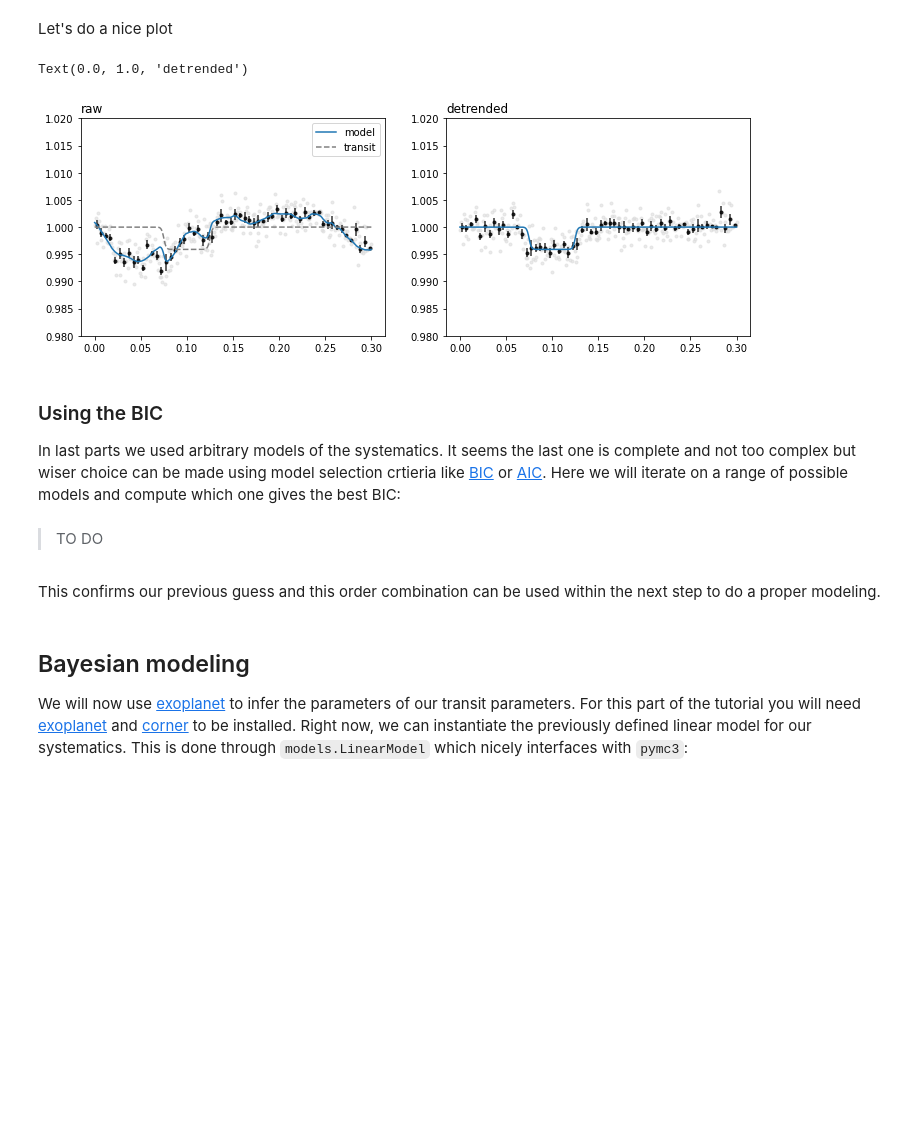
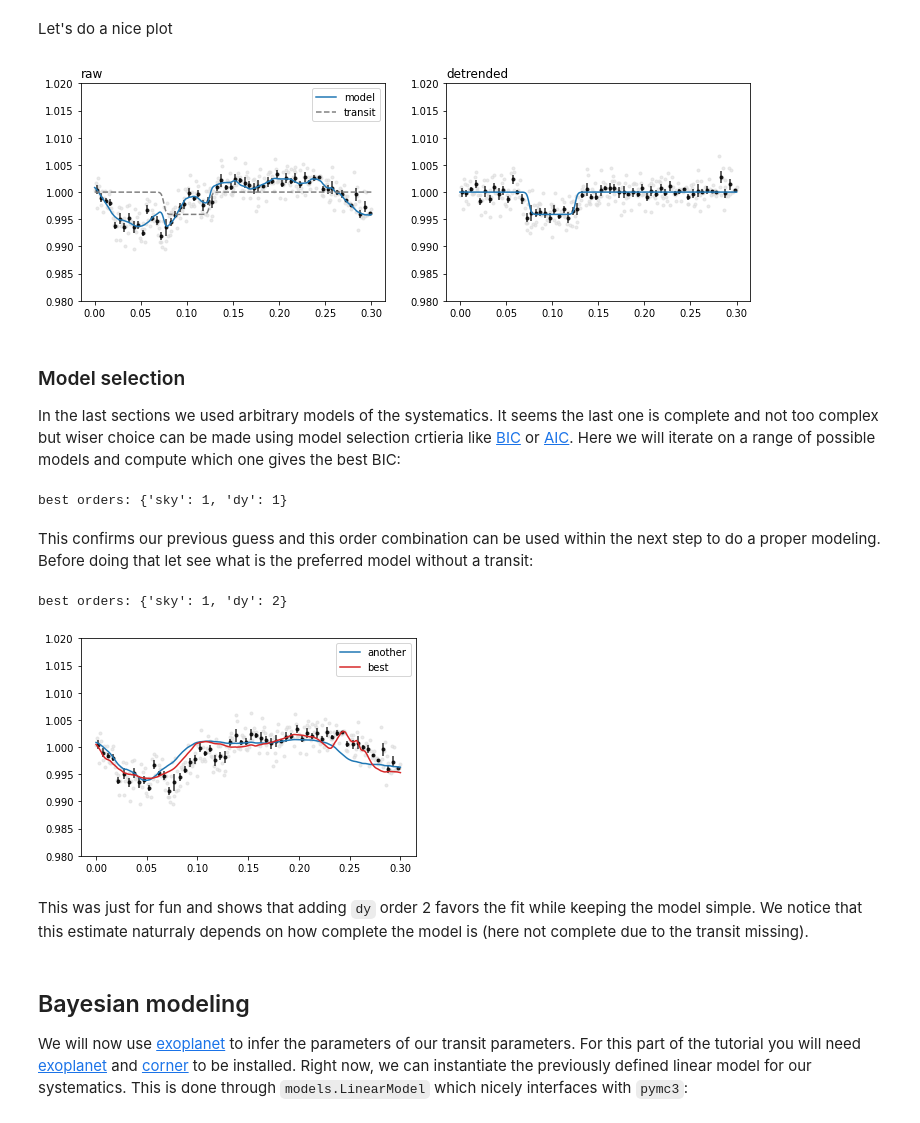
Before and after one commit to lgrcia/prose, a Jupyter notebook: docs/source/notebooks/modeling.ipynb, the cells around one changed output. Drawn from its saved outputs; the diff is of its cells as text; code cells hidden in the pictures; blank space fills up the shorter version.

Commit message:
modeling method obs -> fluxes, adding bic est.

```diff
--- a/docs/source/notebooks/modeling.ipynb
+++ b/docs/source/notebooks/modeling.ipynb
@@ -107,19 +104,39 @@ plt.subplot(122)
 viz.plot_lc(obs.time, obs.flux - trend + 1.)
 plt.plot(obs.time, transit + 1., label="transit")
 plt.ylim(0.98, 1.02)
-plt.title("detrended", loc="left")
+_ = plt.title("detrended", loc="left")
 # %% [output]
-Text(0.0, 1.0, 'detrended')
 [figure]
 # %% [markdown]
-### Using the BIC
+### Model selection
 
-In last parts we used arbitrary models of the systematics. It seems the last one is complete and not too complex but wiser choice can be made using model selection crtieria like [BIC](https://en.wikipedia.org/wiki/Bayesian_information_criterion)
+In the last sections we used arbitrary models of the systematics. It seems the last one is complete and not too complex but wiser choice can be made using model selection crtieria like [BIC](https://en.wikipedia.org/wiki/Bayesian_information_criterion)
 or [AIC](https://en.wikipedia.org/wiki/Akaike_information_criterion). Here we will iterate on a range of possible models and compute which one gives the best BIC:
-# %% [markdown]
-> TO DO
+# %%
+# we authorize combinations up to order 5
+
+best = obs.best_polynomial(sky=5, dy=5, add=obs.transit(t0, duration))
+print("best orders:", best)
+# %% [output]
+best orders: {'sky': 1, 'dy': 1}
 # %% [markdown]
-This confirms our previous guess and this order combination can be used within the next step to do a proper modeling.
+This confirms our previous guess and this order combination can be used within the next step to do a proper modeling. Before doing that let see what is the preferred model without a transit:
+# %%
+best = obs.best_polynomial(sky=5, dy=5)
+print("best orders:", best)
+
+another_trend = obs.polynomial(sky=1)
+best_trend = obs.polynomial(**best)
+
+obs.plot()
+plt.plot(obs.time, obs.trend(another_trend), label="another")
+plt.plot(obs.time, obs.trend(best_trend), c="C3", label="best")
+plt.ylim(0.98, 1.02); _ = plt.legend()
+# %% [output]
+best orders: {'sky': 1, 'dy': 2}
+[figure, added]
+# %% [markdown]
+This was just for fun and shows that adding `dy` order 2 favors the fit while keeping the model simple. We notice that this estimate naturraly depends on how complete the model is (here not complete due to the transit missing).
 # %% [markdown]
 ## Bayesian modeling
 
```
Also changed, not shown: parts of 7 cells of this notebook, 2 other files.
